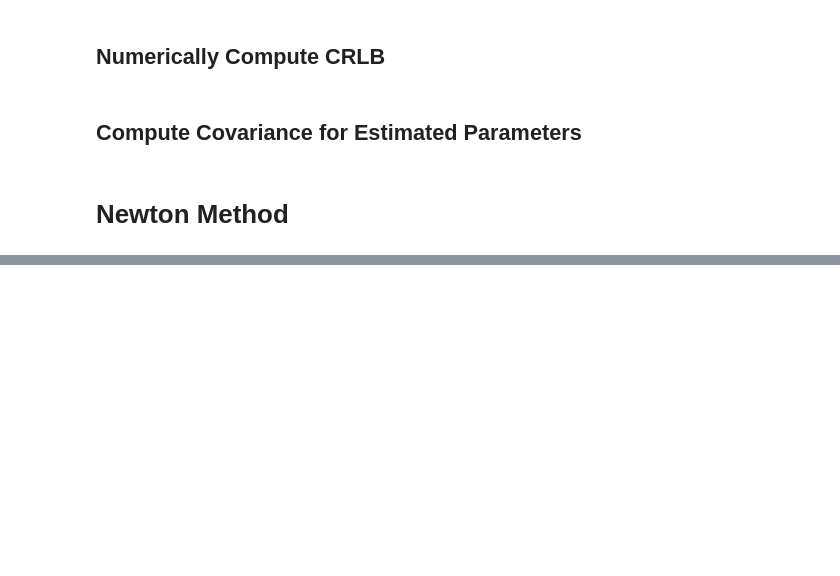
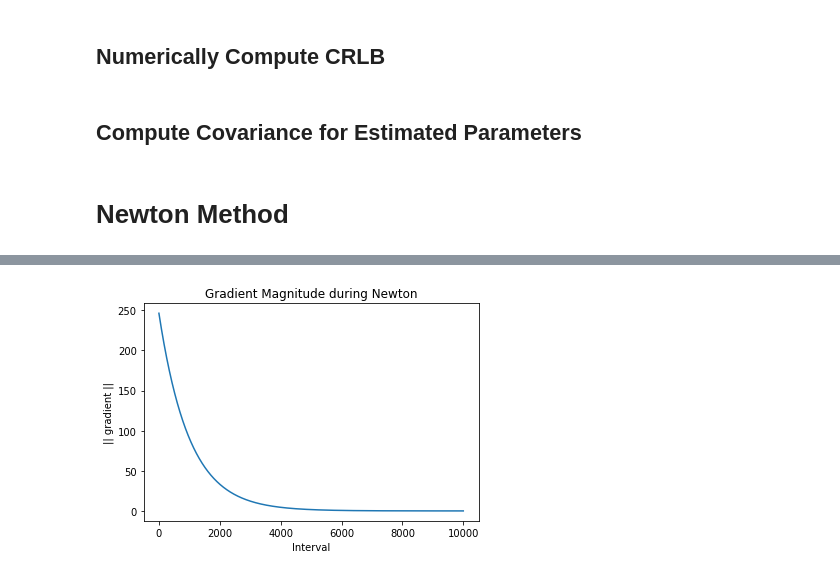
Before and after one commit to lucbouchard1/ece565-project, a Jupyter notebook: code/project.ipynb, the cells around one changed output, grey strips where cells are left out. Saved outputs shown, nothing was run; the diff lists cells and outputs as text; code cells hidden in the pictures; blank space fills up the shorter version.

Commit message:
newton method

```diff
--- a/code/project.ipynb
+++ b/code/project.ipynb
@@ -194,7 +194,7 @@ def do_newton(X, y, true_w, lr=0.001, max_iter=1000):
         second_grad = second_grad_log_likelihood(X, w)
         second_grad_inv = np.linalg.inv(second_grad)
         count += 1
-    return w, vals, grads, mse
+    return w, vals, grads, second_grads, mse
 # %%
-w_calc, vals, grads, mse = do_newton(X, y, w, lr=0.0001)
+w_calc, vals, grads, second_grads, mse = do_newton(X, y, w, lr=0.001, max_iter=10000)
 # %% [markdown]
@@ -208,0 +238,7 @@ plt.ylabel("Log-Likelihood");
+# %%
+plt.plot(grads)
+plt.title("Gradient Magnitude during Newton")
+plt.xlabel("Interval")
+plt.ylabel("|| gradient ||");
+# %% [output]
+[figure, added]
```
Also changed, not shown: parts of 9 cells of this notebook.
